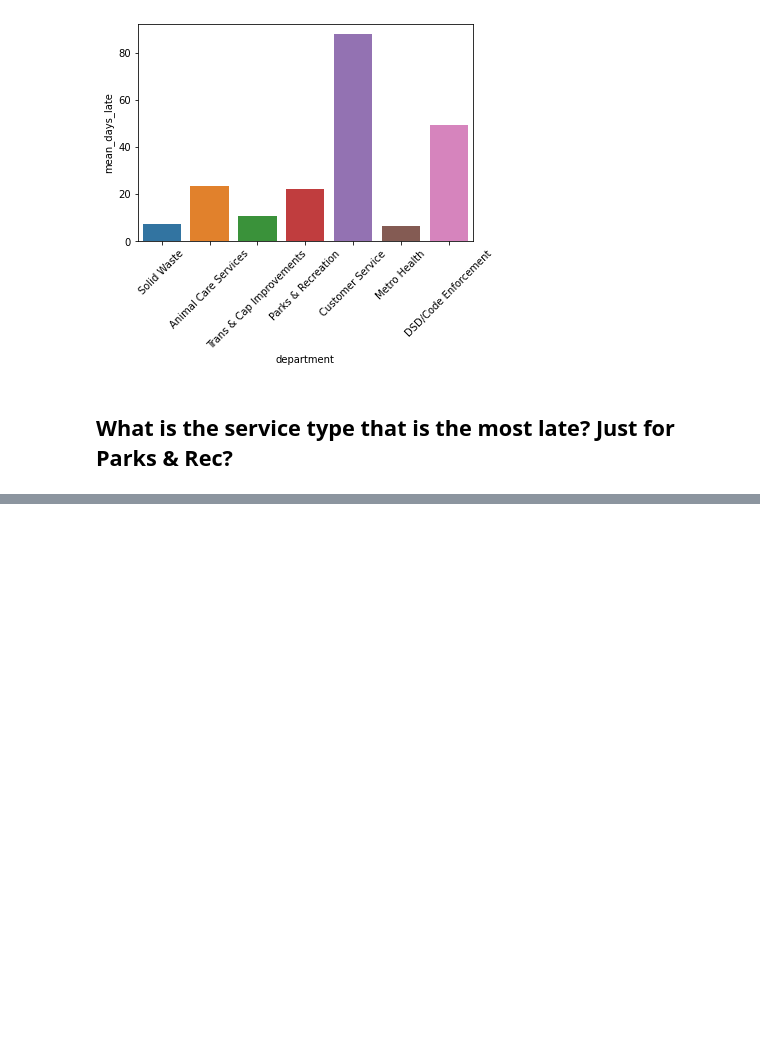
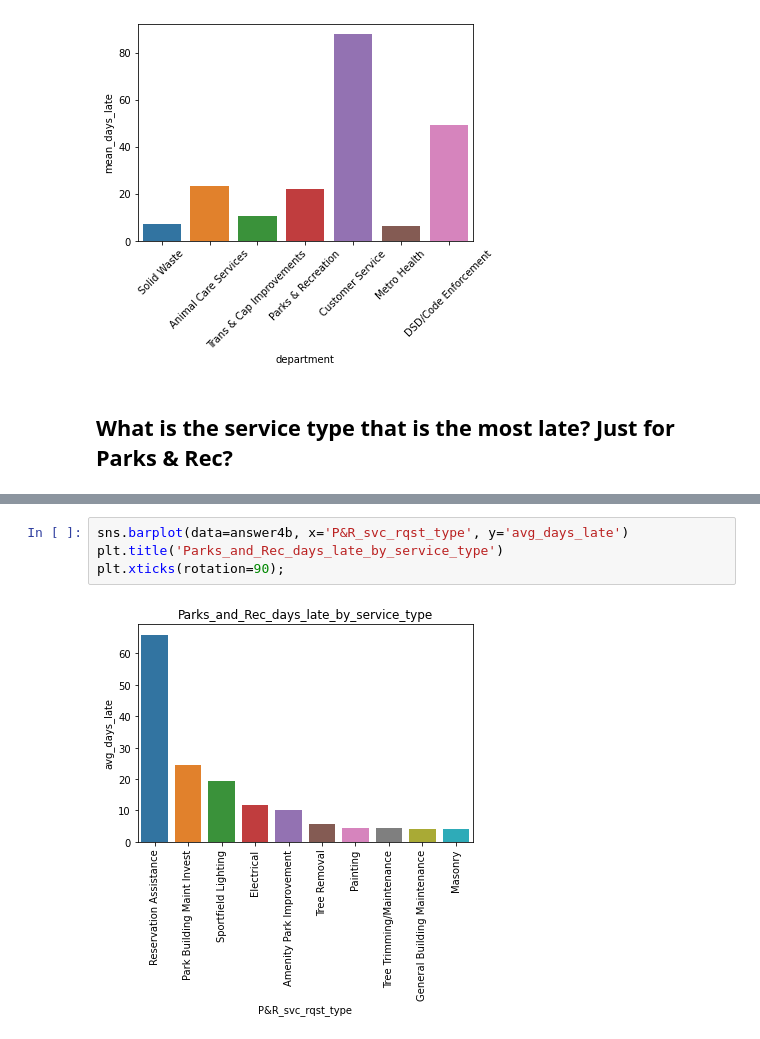
Before and after one commit to brianclements03/spark_exercises, a Jupyter notebook: explore.ipynb, the cells around one changed output, grey strips where cells are left out. Drawn from its saved outputs; the diff is of its cells as text; blank space fills up the shorter version.

```diff
--- a/explore.ipynb
+++ b/explore.ipynb
@@ -250,0 +277,6 @@ df.filter(df['department']=='Parks & Recreation')
+# %%
+sns.barplot(data=answer4b, x='P&R_svc_rqst_type', y='avg_days_late')
+plt.title('Parks_and_Rec_days_late_by_service_type')
+plt.xticks(rotation=90);
+# %% [output]
+[figure, added]
```
Also changed, not shown: parts of 14 cells of this notebook.
